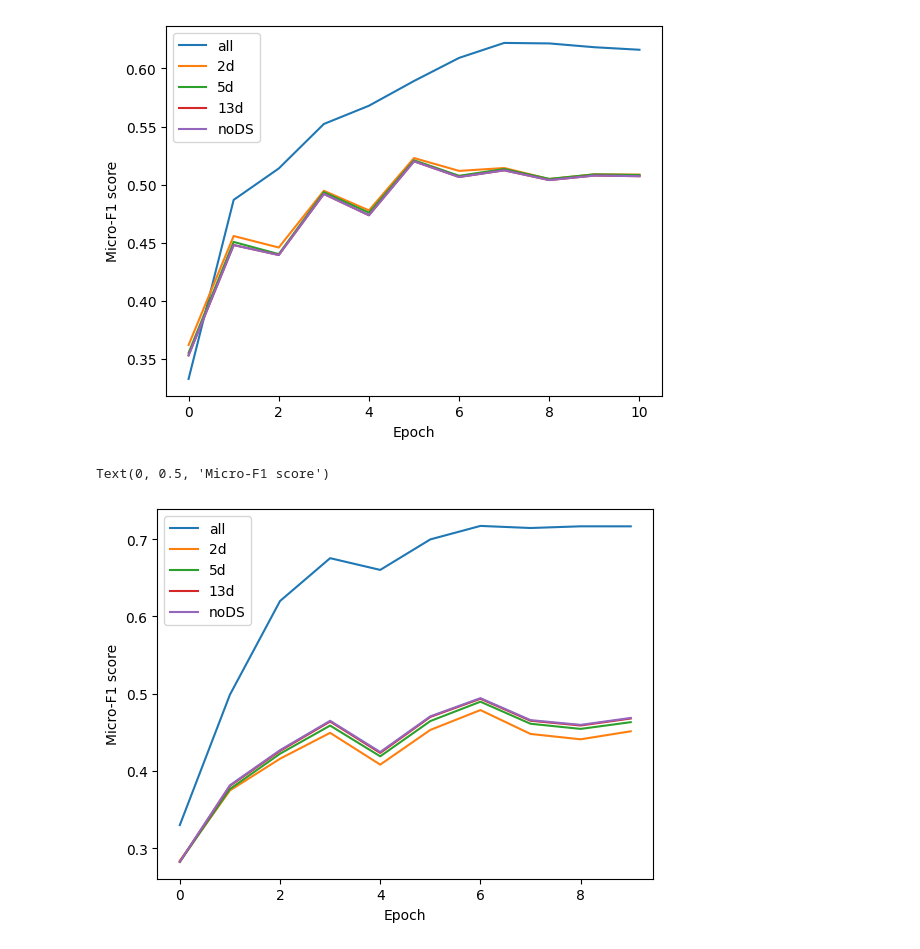
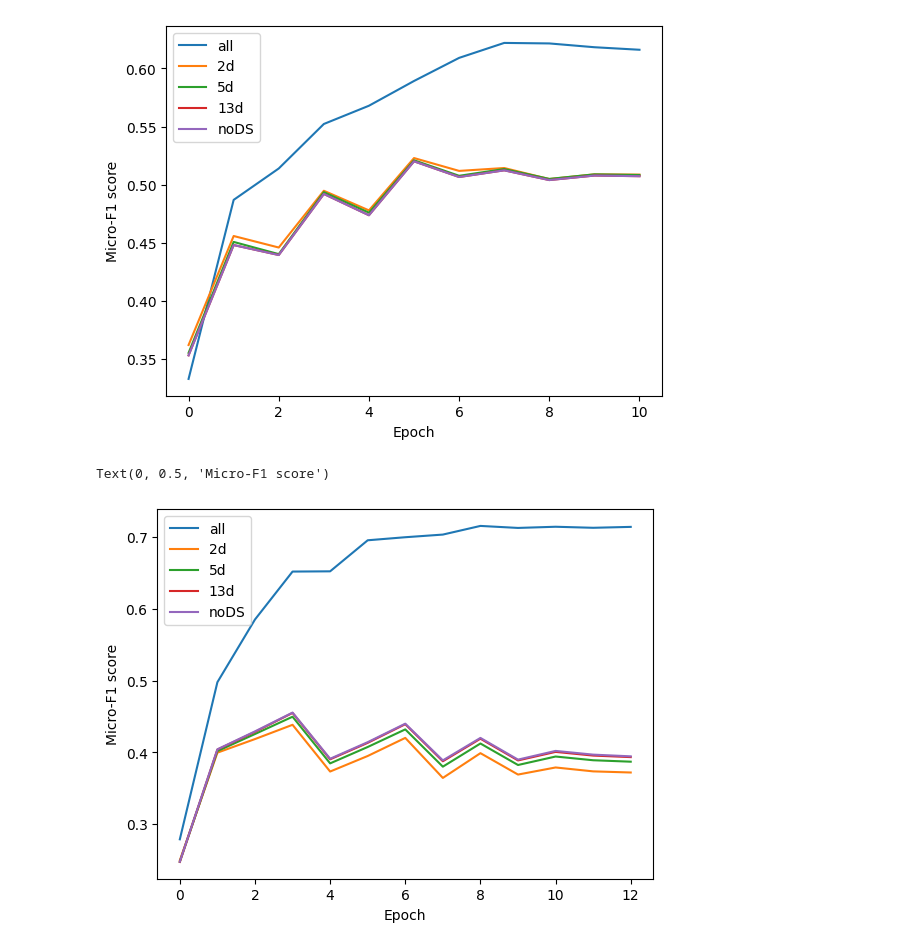
Before and after one commit to mireiahernandez/icd-continuous-prediction, a Jupyter notebook: visualize_results.ipynb, the cells around one changed output. Saved outputs shown, nothing was run; the diff lists cells and outputs as text; code cells hidden in the pictures.

Commit message:
MORE PLOTS

```diff
--- a/visualize_results.ipynb
+++ b/visualize_results.ipynb
@@ -35,16 +34,16 @@ Text(0, 0.5, 'Micro-F1 score')
 # %%
 import pandas as pd
 import matplotlib.pyplot as plt
 
-run_name = 'results/Definitive_temp_16_'
+# run_name = 'results/Definitive_temp_16_20_epochs_'
 time_ranges = ['all','2d','5d','13d', 'noDS']
 results = {}
 for time_range in time_ranges:
     results[time_range] = pd.read_csv(run_name+time_range+'.csv')
     plt.plot(results[time_range]['validation_f1_micro'], label=time_range)
 plt.legend()
 plt.xlabel('Epoch')
 plt.ylabel('Micro-F1 score')
 # %% [output]
 Text(0, 0.5, 'Micro-F1 score')
-[figure, old version]
+[figure, new version]
```
Also changed, not shown: parts of 3 cells of this notebook, 1 other file.
